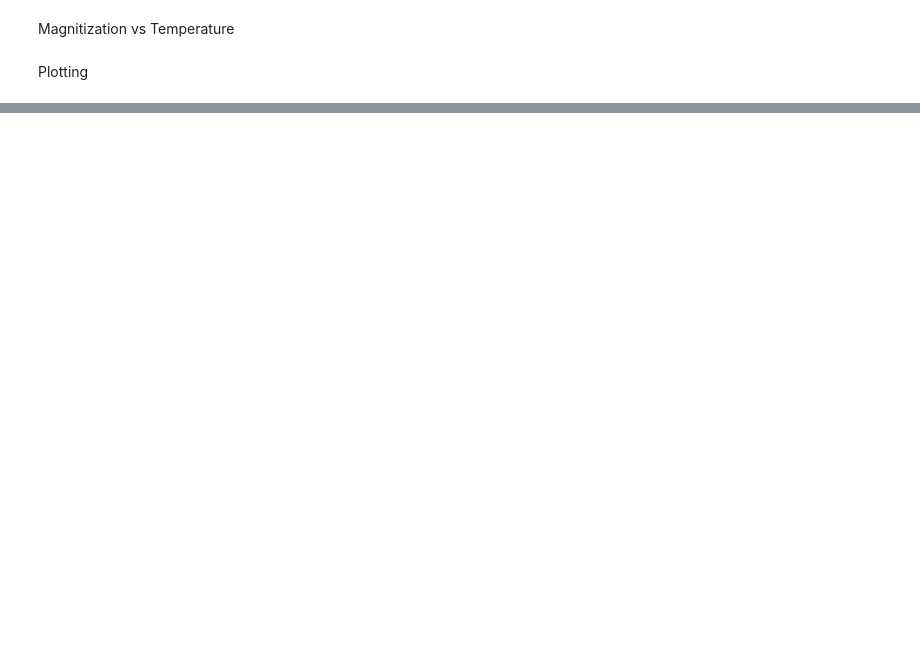
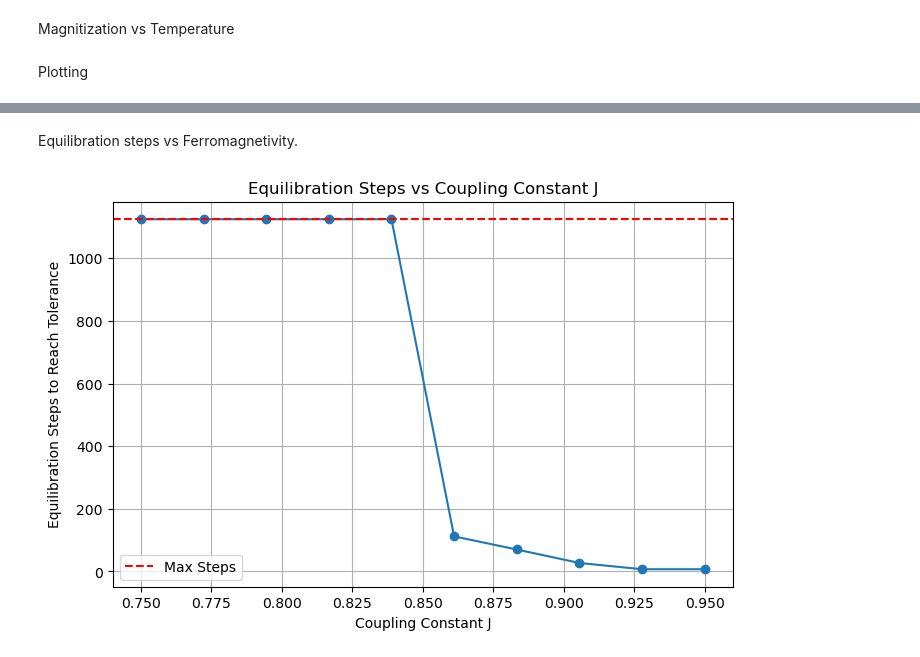
Before and after one commit to nirmiller/comp_phy_final_project, a Jupyter notebook: stats_n_graphs.ipynb, the cells around one changed output, grey strips where cells are left out. Cells and saved outputs as stored; diff of their text form; code cells hidden in the pictures; blank space fills up the shorter version.

```diff
--- a/stats_n_graphs.ipynb
+++ b/stats_n_graphs.ipynb
@@ -255,0 +222,33 @@ plt.show()
+# %% [markdown]
+Equilibration steps vs Ferromagnetivity.
+# %%
+N = 15 # Lattice size
+max_steps = N * N * 5 # as set in equilibrator file
+
+grid = Grid(n_x=N, n_y=N, gridPointObject=electron.ClassicElectron, record_history=False)
+# holeGrid = HoleGrid(n_x=10, n_y=10, gridPointObject=electron.ClassicElectron, hole_grid=np.ones((3,3)) ,c_y=2, c_x=2, record_history=False)
+# mobius = Mobius(n_x=10, n_y=10, gridPointObject=electron.ClassicElectron, record_history=False)
+# cylinder = Cylinder(n_x=10, n_y=10, gridPointObject=electron.ClassicElectron, record_history=False)
+# torus = Torus(n_x=10, n_y=10, gridPointObject=electron.ClassicElectron, record_history=False)
+
+# for a range of coupling strengths J, record the mags during equilibration.
+Js = np.linspace(0.75, .95, 10)
+steps = []
+for J in Js:
+    isingModel = ClassicIsing(grid, temperature=1.0, ferromagnetivity=J,Mf_External=0)
+    # adjust equilibration tolerance as needed for different grids
+    mags = equilibrate_grid(isingModel, equil_tolerance=.9, mag_hist=True)
+    steps.append(len(mags))
+
+# plot the steps vs j
+plt.figure(figsize=(8, 5))
+plt.plot(Js, steps, marker='o')
+plt.axhline(y=max_steps, color='r', linestyle='--', label='Max Steps')
+plt.xlabel('Coupling Constant J')
+plt.ylabel('Equilibration Steps to Reach Tolerance')
+plt.title('Equilibration Steps vs Coupling Constant J')
+plt.grid()
+plt.legend()
+plt.show()
+# %% [output]
+[figure, added]
```
Also changed, not shown: parts of 7 cells of this notebook.
